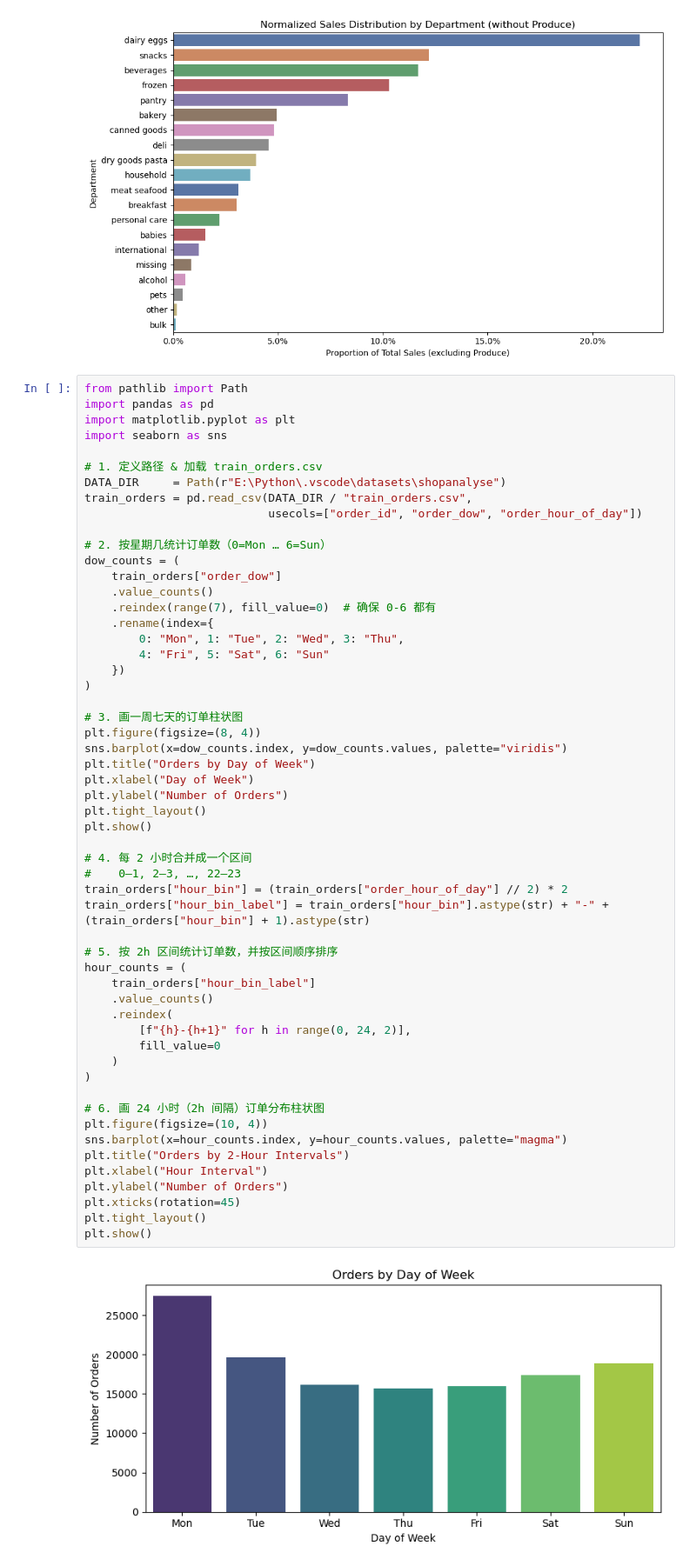
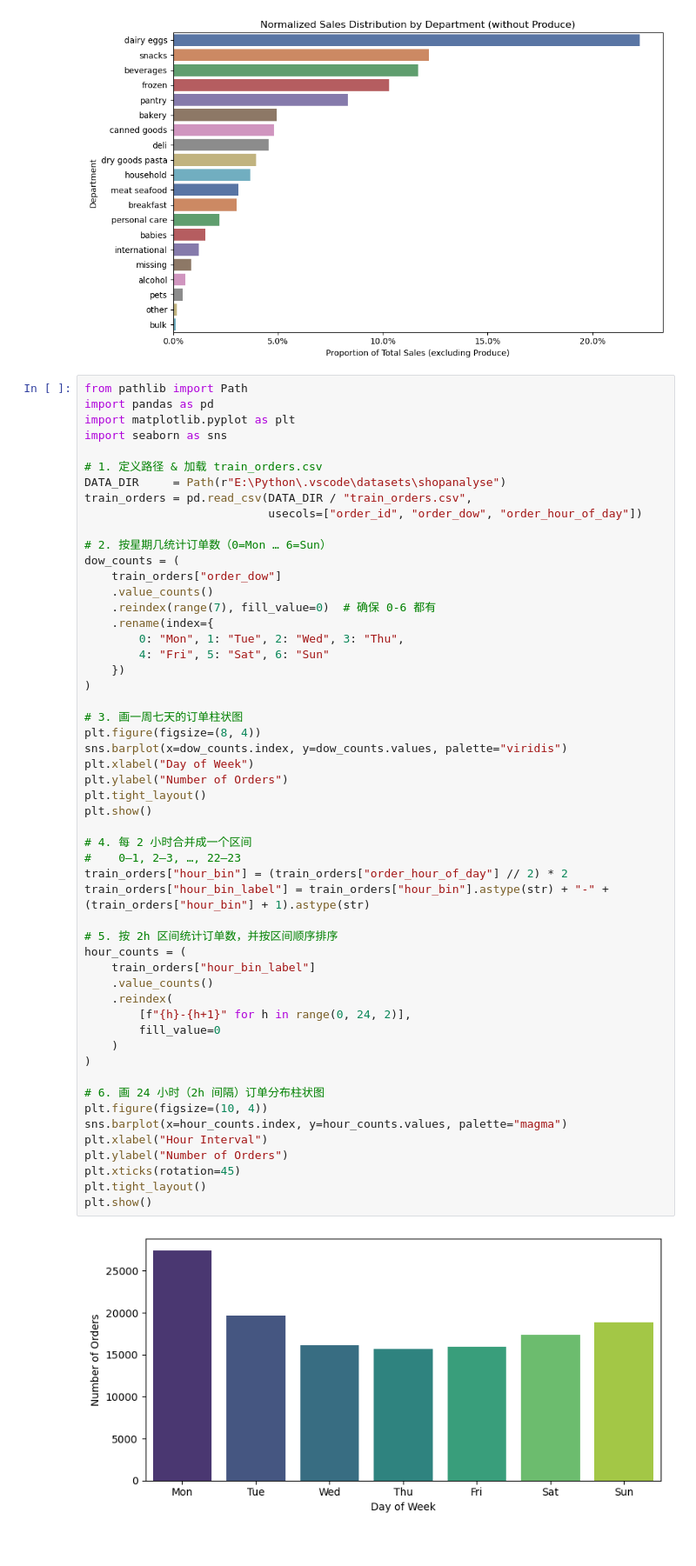
Before and after one commit to hujcuh/Market-Analysis, a Jupyter notebook: datamining.ipynb, the cells around one changed output. Shown: that part at 87% size. Drawn from its saved outputs; the diff is of its cells as text.

```diff
--- a/datamining.ipynb
+++ b/datamining.ipynb
@@ -190,35 +190,33 @@ dow_counts = (
 # 3. 画一周七天的订单柱状图
 plt.figure(figsize=(8, 4))
 sns.barplot(x=dow_counts.index, y=dow_counts.values, palette="viridis")
-plt.title("Orders by Day of Week")
 plt.xlabel("Day of Week")
 plt.ylabel("Number of Orders")
 plt.tight_layout()
 plt.show()
 
 # 4. 每 2 小时合并成一个区间
 #    0–1, 2–3, …, 22–23
 train_orders["hour_bin"] = (train_orders["order_hour_of_day"] // 2) * 2
 train_orders["hour_bin_label"] = train_orders["hour_bin"].astype(str) + "-" + (train_orders["hour_bin"] + 1).astype(str)
 
 # 5. 按 2h 区间统计订单数，并按区间顺序排序
 hour_counts = (
     train_orders["hour_bin_label"]
     .value_counts()
     .reindex(
         [f"{h}-{h+1}" for h in range(0, 24, 2)],
         fill_value=0
     )
 )
 
 # 6. 画 24 小时（2h 间隔）订单分布柱状图
 plt.figure(figsize=(10, 4))
 sns.barplot(x=hour_counts.index, y=hour_counts.values, palette="magma")
-plt.title("Orders by 2-Hour Intervals")
 plt.xlabel("Hour Interval")
 plt.ylabel("Number of Orders")
 plt.xticks(rotation=45)
 plt.tight_layout()
 plt.show()
 # %% [output]
-[figure, old version]
+[figure, new version]
```
Also changed, not shown: parts of 4 cells of this notebook.
